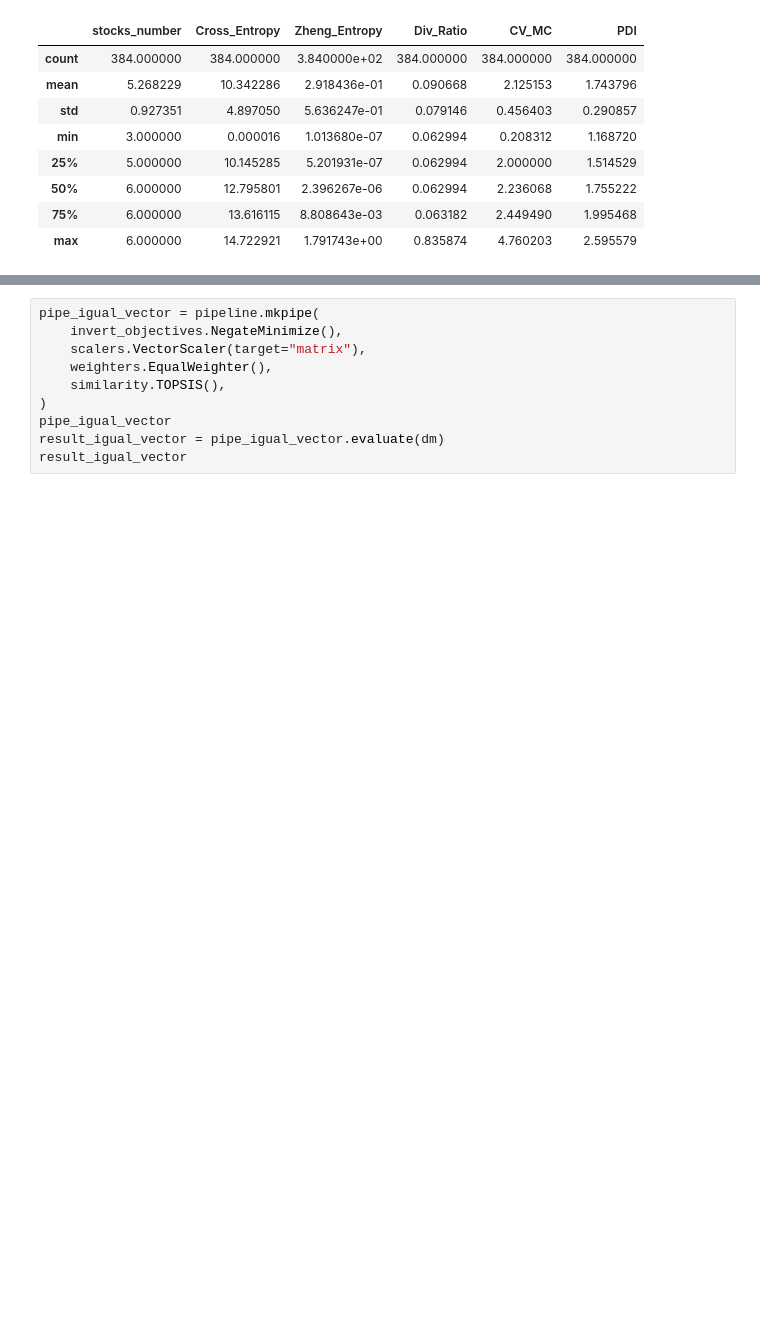
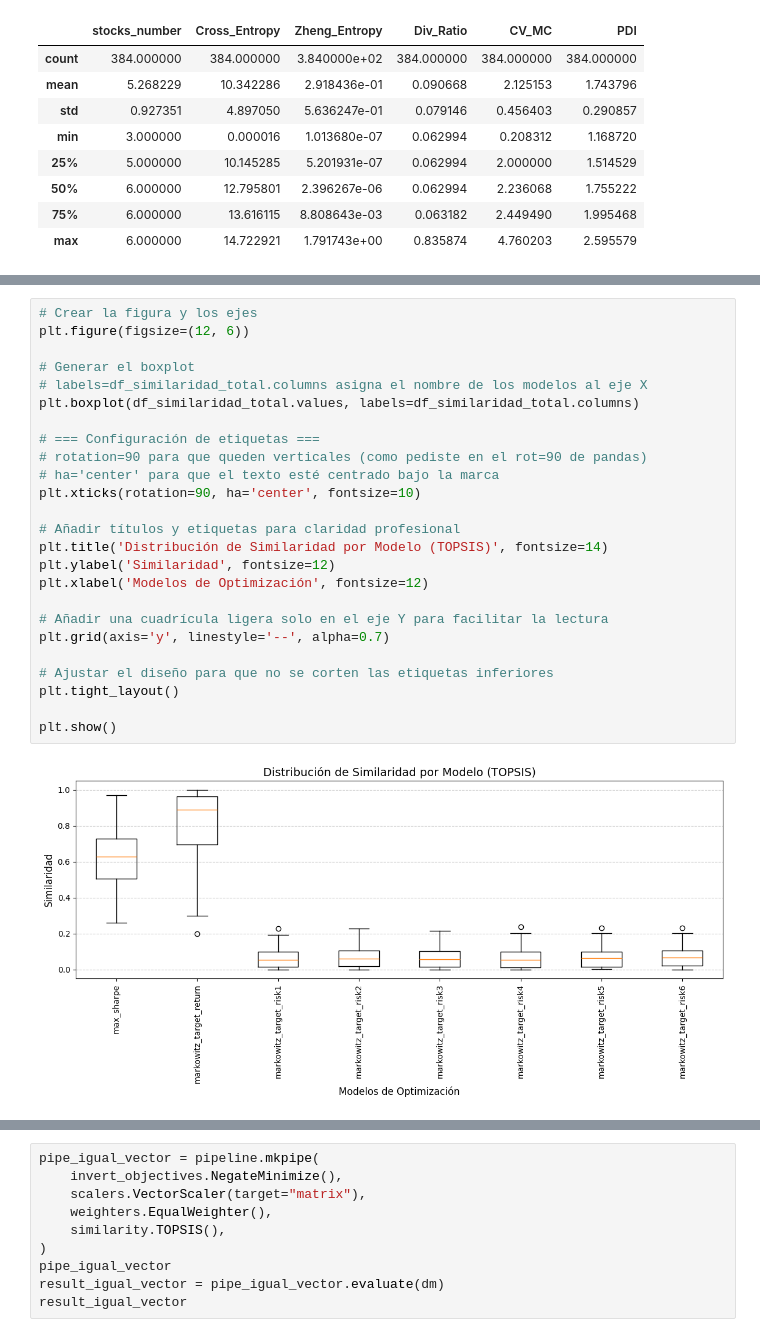
Before and after one commit to nluczywo/indicador, a Jupyter notebook: simu.ipynb, the cells around one changed output, grey strips where cells are left out. Cells and saved outputs as stored; diff of their text form; blank space fills up the shorter version.

```diff
--- a/simu.ipynb
+++ b/simu.ipynb
@@ -406,0 +437,27 @@ Method: TOPSIS
+# %%
+# Crear la figura y los ejes
+plt.figure(figsize=(12, 6))
+
+# Generar el boxplot
+# labels=df_similaridad_total.columns asigna el nombre de los modelos al eje X
+plt.boxplot(df_similaridad_total.values, labels=df_similaridad_total.columns)
+
+# === Configuración de etiquetas ===
+# rotation=90 para que queden verticales (como pediste en el rot=90 de pandas)
+# ha='center' para que el texto esté centrado bajo la marca
+plt.xticks(rotation=90, ha='center', fontsize=10)
+
+# Añadir títulos y etiquetas para claridad profesional
+plt.title('Distribución de Similaridad por Modelo (TOPSIS)', fontsize=14)
+plt.ylabel('Similaridad', fontsize=12)
+plt.xlabel('Modelos de Optimización', fontsize=12)
+
+# Añadir una cuadrícula ligera solo en el eje Y para facilitar la lectura
+plt.grid(axis='y', linestyle='--', alpha=0.7)
+
+# Ajustar el diseño para que no se corten las etiquetas inferiores
+plt.tight_layout()
+
+plt.show()
+# %% [output]
+[figure, added]
```
Also changed, not shown: parts of 8 cells of this notebook.
